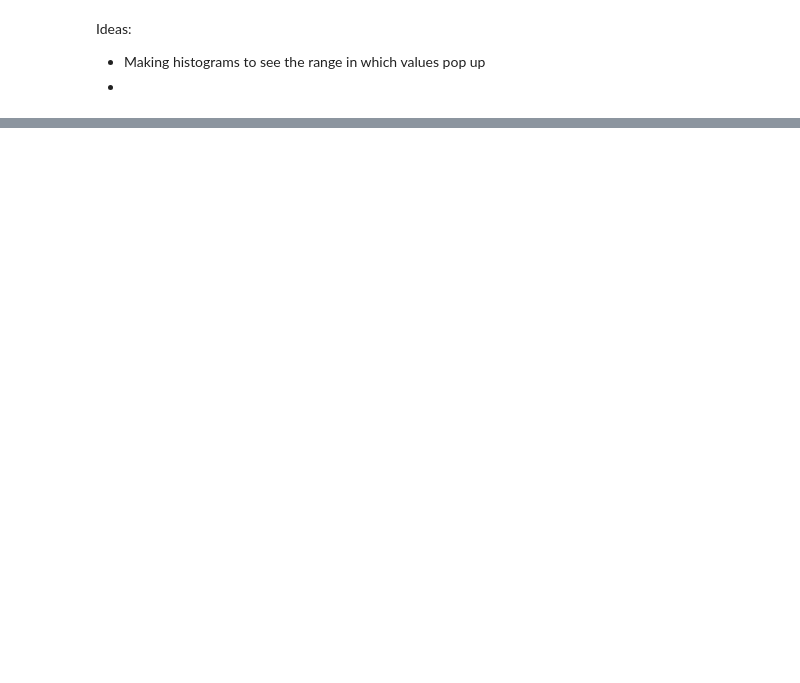
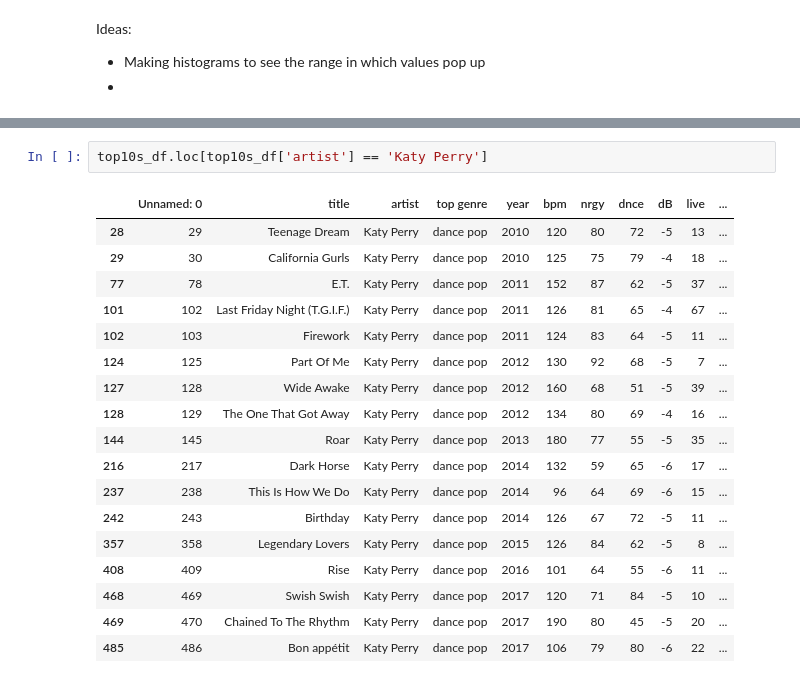
Before and after one commit to make-a-mark/dh140, a Jupyter notebook: FinalProject/Preliminary Project Notebook.ipynb, the cells around one changed output, grey strips where cells are left out. Cells and saved outputs as stored; diff of their text form; blank space fills up the shorter version.

```diff
--- a/FinalProject/Preliminary Project Notebook.ipynb
+++ b/FinalProject/Preliminary Project Notebook.ipynb
@@ -109,0 +148,21 @@ Ideas:
+# %%
+top10s_df.loc[top10s_df['artist'] == 'Katy Perry']
+# %% [output]
+|  | Unnamed: 0 | title | artist | top genre | year | bpm | nrgy | dnce | dB | live | ... |
+| 28 | 29 | Teenage Dream | Katy Perry | dance pop | 2010 | 120 | 80 | 72 | -5 | 13 | ... |
+| 29 | 30 | California Gurls | Katy Perry | dance pop | 2010 | 125 | 75 | 79 | -4 | 18 | ... |
+| 77 | 78 | E.T. | Katy Perry | dance pop | 2011 | 152 | 87 | 62 | -5 | 37 | ... |
+| 101 | 102 | Last Friday Night (T.G.I.F.) | Katy Perry | dance pop | 2011 | 126 | 81 | 65 | -4 | 67 | ... |
+| 102 | 103 | Firework | Katy Perry | dance pop | 2011 | 124 | 83 | 64 | -5 | 11 | ... |
+| 124 | 125 | Part Of Me | Katy Perry | dance pop | 2012 | 130 | 92 | 68 | -5 | 7 | ... |
+| 127 | 128 | Wide Awake | Katy Perry | dance pop | 2012 | 160 | 68 | 51 | -5 | 39 | ... |
+| 128 | 129 | The One That Got Away | Katy Perry | dance pop | 2012 | 134 | 80 | 69 | -4 | 16 | ... |
+| 144 | 145 | Roar | Katy Perry | dance pop | 2013 | 180 | 77 | 55 | -5 | 35 | ... |
+| 216 | 217 | Dark Horse | Katy Perry | dance pop | 2014 | 132 | 59 | 65 | -6 | 17 | ... |
+| 237 | 238 | This Is How We Do | Katy Perry | dance pop | 2014 | 96 | 64 | 69 | -6 | 15 | ... |
+| 242 | 243 | Birthday | Katy Perry | dance pop | 2014 | 126 | 67 | 72 | -5 | 11 | ... |
+| 357 | 358 | Legendary Lovers | Katy Perry | dance pop | 2015 | 126 | 84 | 62 | -5 | 8 | ... |
+| 408 | 409 | Rise | Katy Perry | dance pop | 2016 | 101 | 64 | 55 | -6 | 11 | ... |
+| 468 | 469 | Swish Swish | Katy Perry | dance pop | 2017 | 120 | 71 | 84 | -5 | 10 | ... |
+| 469 | 470 | Chained To The Rhythm | Katy Perry | dance pop | 2017 | 190 | 80 | 45 | -5 | 20 | ... |
+| 485 | 486 | Bon appétit | Katy Perry | dance pop | 2017 | 106 | 79 | 80 | -6 | 22 | ... |
```
Also changed, not shown: parts of 20 cells of this notebook.
